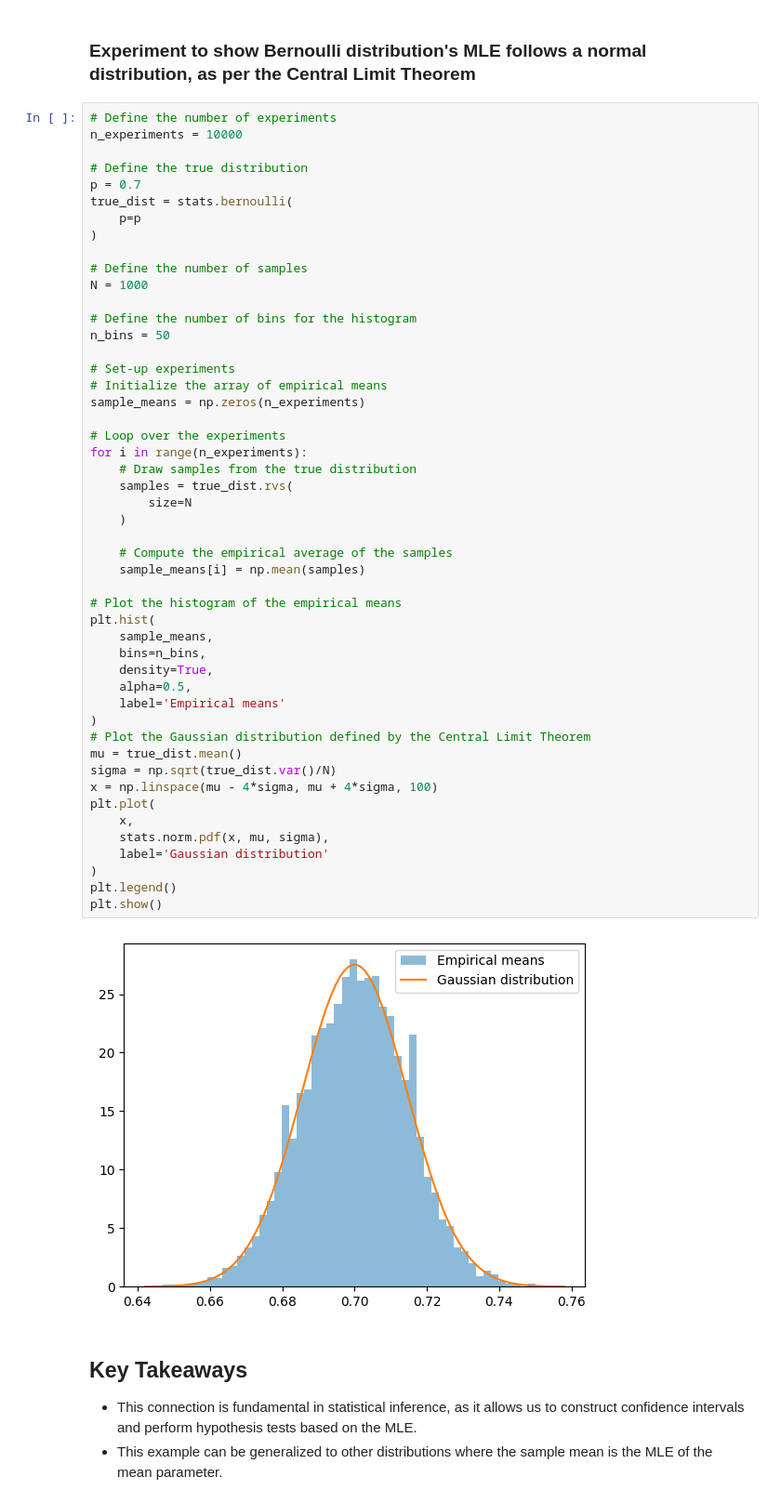
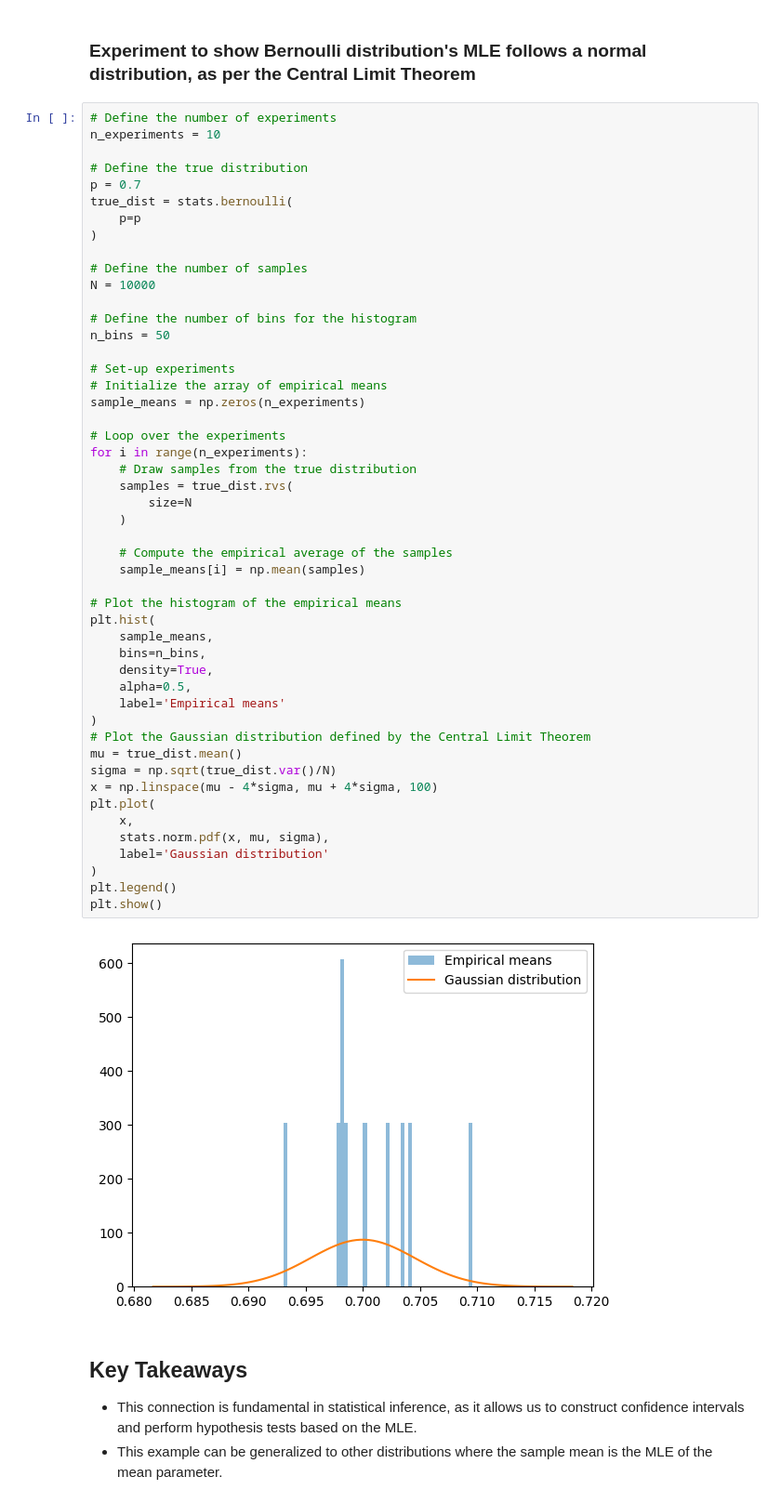
Before and after one commit to iurteagalab/stats_for_ai, a Jupyter notebook: labs_full/lab_02_clt_full.ipynb, the cells around one changed output. Shown at 93% size. Drawn from its saved outputs; the diff is of its cells as text.

```diff
--- a/labs_full/lab_02_clt_full.ipynb
+++ b/labs_full/lab_02_clt_full.ipynb
@@ -139,7 +140,7 @@ A use-case with the Bernoulli Distribution
 ### Experiment to show Bernoulli distribution's MLE follows a normal distribution, as per the Central Limit Theorem
 # %%
 # Define the number of experiments
-n_experiments = 10000
+n_experiments = 10
 
 # Define the true distribution
 p = 0.7
@@ -148,7 +149,7 @@ true_dist = stats.bernoulli(
 )
 
 # Define the number of samples
-N = 1000
+N = 10000
 
 # Define the number of bins for the histogram
 n_bins = 50
@@ -160,34 +161,34 @@ sample_means = np.zeros(n_experiments)
 # Loop over the experiments
 for i in range(n_experiments):
     # Draw samples from the true distribution
     samples = true_dist.rvs(
         size=N
     )
 
     # Compute the empirical average of the samples
     sample_means[i] = np.mean(samples)
 
 # Plot the histogram of the empirical means
 plt.hist(
     sample_means,
     bins=n_bins,
     density=True,
     alpha=0.5,
     label='Empirical means'
 )
 # Plot the Gaussian distribution defined by the Central Limit Theorem
 mu = true_dist.mean()
 sigma = np.sqrt(true_dist.var()/N)
 x = np.linspace(mu - 4*sigma, mu + 4*sigma, 100)
 plt.plot(
     x,
     stats.norm.pdf(x, mu, sigma),
     label='Gaussian distribution'
 )
 plt.legend()
 plt.show()
 # %% [output]
-[figure, old version]
+[figure, new version]
 # %% [markdown]
 ## Key Takeaways
 
```
Also changed, not shown: parts of 2 cells of this notebook, 1 other file.
